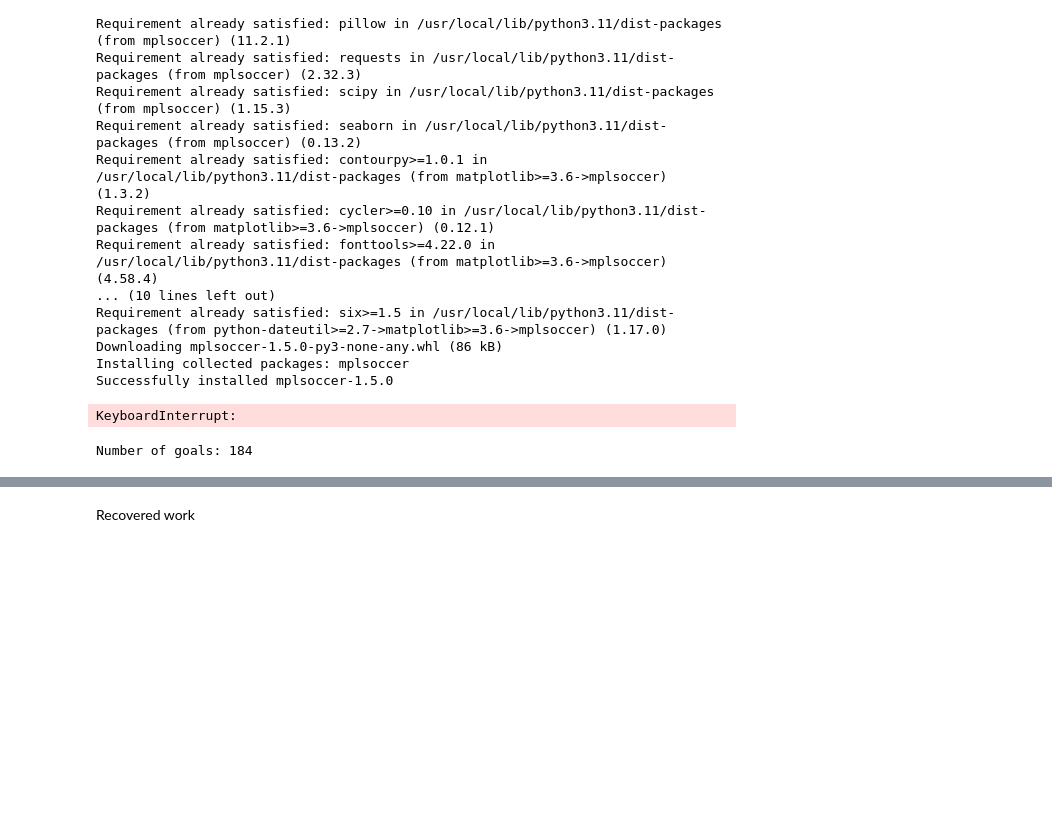
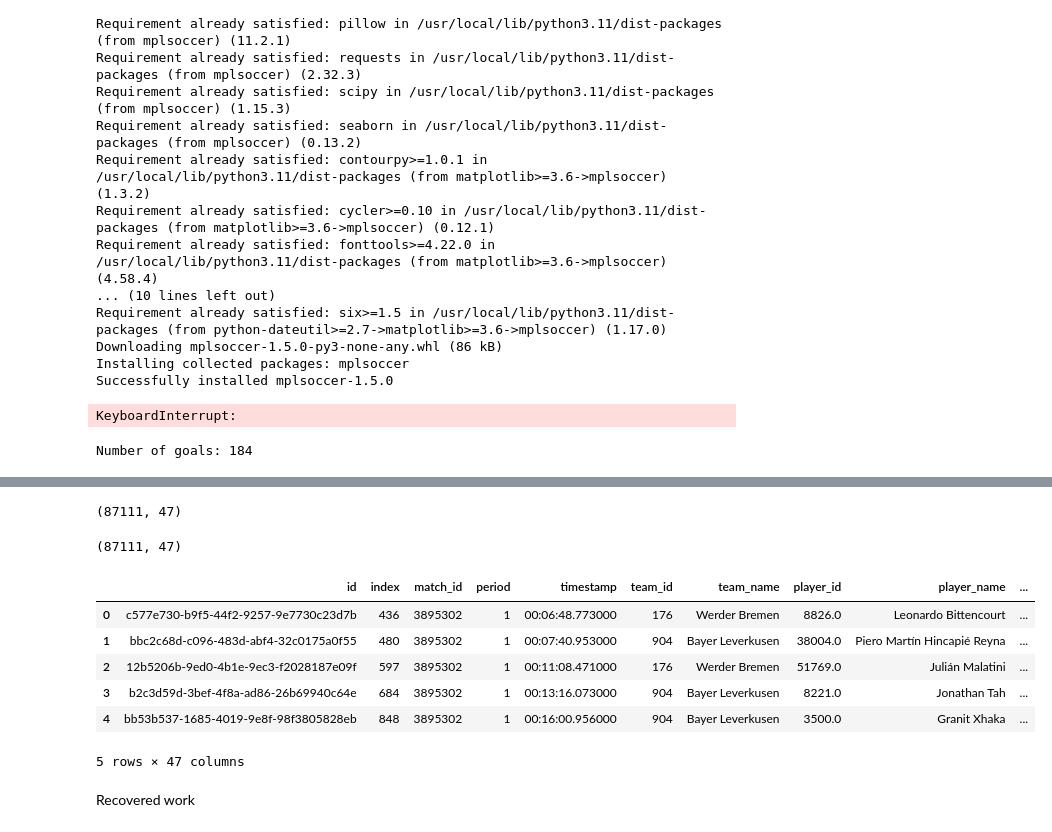
Before and after one commit to IvaroEkel/Probabilistic-Machine-Learning_lecture-PROJECTS, a Jupyter notebook: projects/08-1SHXXXX_football_analytics/notebooks/03_data_preprocessing.ipynb, the cells around one changed output, grey strips where cells are left out. Cells and saved outputs as stored; diff of their text form; code cells hidden in the pictures; blank space fills up the shorter version.

Commit message:
Safe shots_master_df to csv

```diff
--- a/projects/08-1SHXXXX_football_analytics/notebooks/03_data_preprocessing.ipynb
+++ b/projects/08-1SHXXXX_football_analytics/notebooks/03_data_preprocessing.ipynb
@@ -127,3 +209,24 @@ print("📊 Final shape of shots_master_df:", shots_master_df.shape)
+# %%
+shots_master_df.shape
+#shots_master_df.head()
+# %% [output]
+(87111, 47)
+# %%
+# Load the CSV into a DataFrame
+csv_shots_master_df = pd.read_csv("shots_master_df.csv")
+
+# Optional: Check the shape and head
+print(csv_shots_master_df.shape)
+csv_shots_master_df.head()
+# %% [output]
+(87111, 47)
+|  | id | index | match_id | period | timestamp | team_id | team_name | player_id | player_name | ... |
+| 0 | c577e730-b9f5-44f2-9257-9e7730c23d7b | 436 | 3895302 | 1 | 00:06:48.773000 | 176 | Werder Bremen | 8826.0 | Leonardo Bittencourt | ... |
+| 1 | bbc2c68d-c096-483d-abf4-32c0175a0f55 | 480 | 3895302 | 1 | 00:07:40.953000 | 904 | Bayer Leverkusen | 38004.0 | Piero Martín Hincapié Reyna | ... |
+| 2 | 12b5206b-9ed0-4b1e-9ec3-f2028187e09f | 597 | 3895302 | 1 | 00:11:08.471000 | 176 | Werder Bremen | 51769.0 | Julián Malatini | ... |
+| 3 | b2c3d59d-3bef-4f8a-ad86-26b69940c64e | 684 | 3895302 | 1 | 00:13:16.073000 | 904 | Bayer Leverkusen | 8221.0 | Jonathan Tah | ... |
+| 4 | bb53b537-1685-4019-9e8f-98f3805828eb | 848 | 3895302 | 1 | 00:16:00.956000 | 904 | Bayer Leverkusen | 3500.0 | Granit Xhaka | ... |
+5 rows × 47 columns
 # %% [markdown]
 Recovered work
 # %%
```
Also changed, not shown: parts of 3 cells of this notebook.
